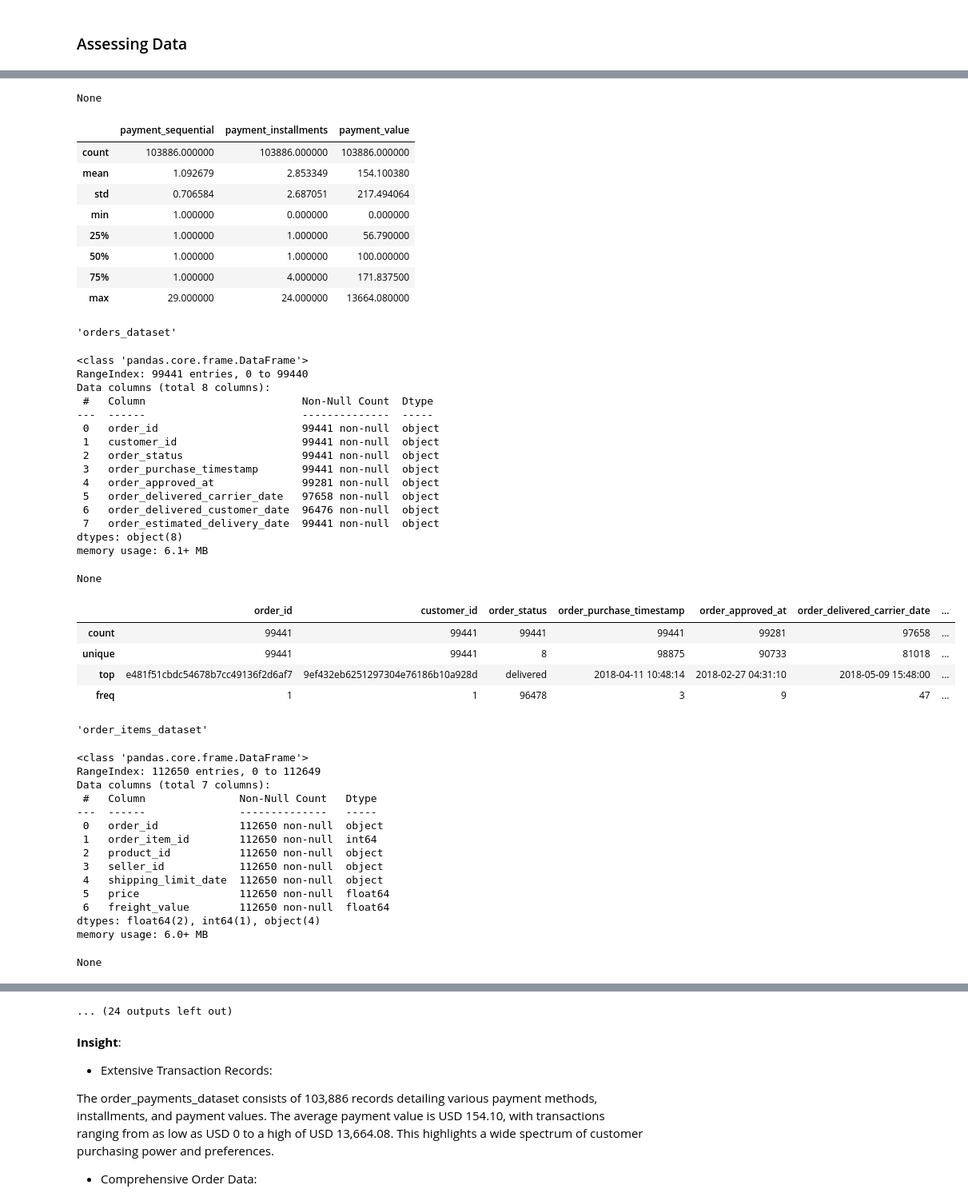
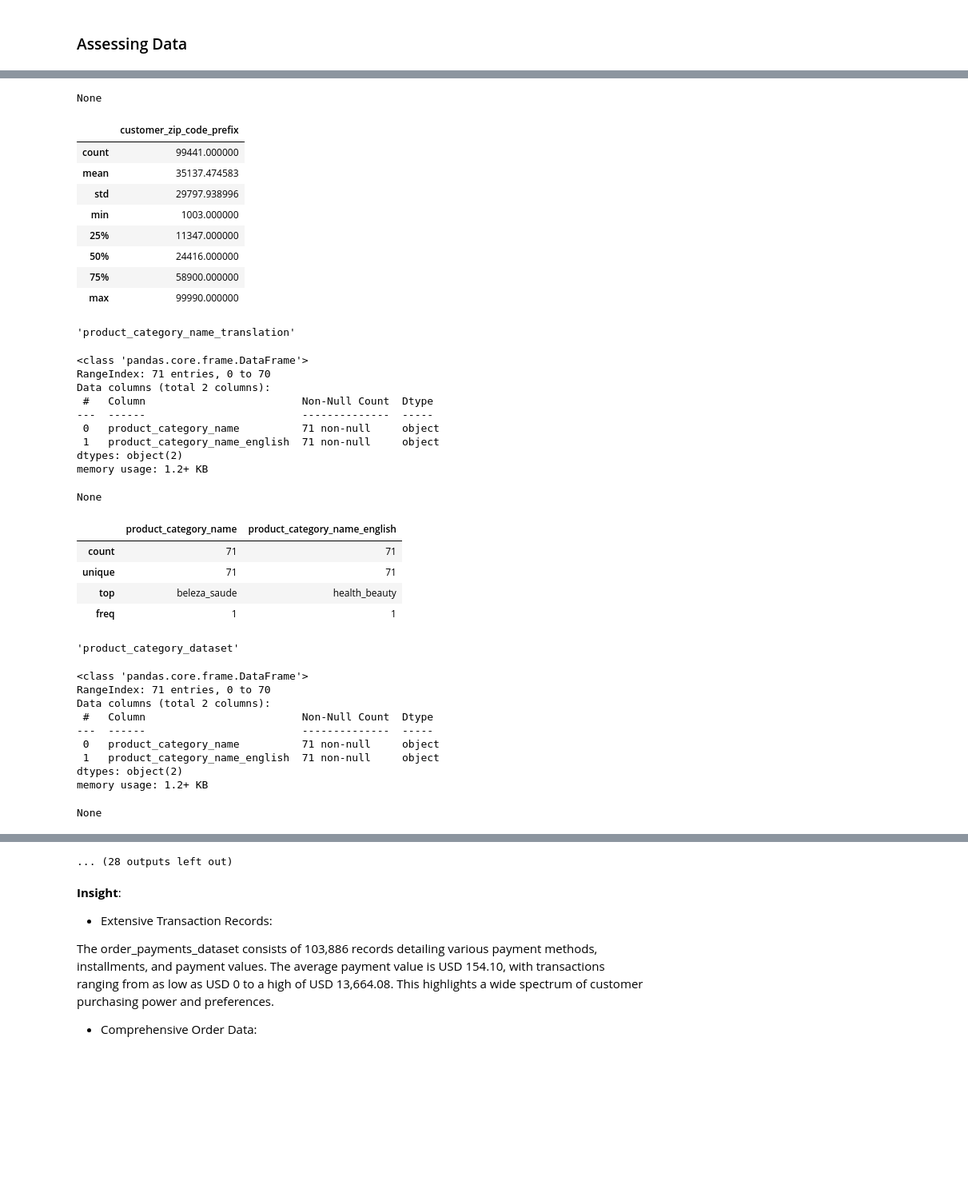
Before and after one commit to AdySU22/Submission_DicodingxBangkit_Data_Analytics, a Jupyter notebook: Proyek_Analisis_Data.ipynb, the cells around one changed output, grey strips where cells are left out. Shown at 80% size. Saved outputs shown, nothing was run; the diff lists cells and outputs as text; code cells hidden in the pictures; blank space fills up the shorter version.

```diff
--- a/Proyek_Analisis_Data.ipynb
+++ b/Proyek_Analisis_Data.ipynb
@@ -72,7 +72,7 @@ drive.mount('/content/drive')
 Mounted at /content/drive
 # %%
 dataframes: dict[str, pd.DataFrame] = {}
-for file_path in Path("/content/drive/MyDrive/Submission_DicodingxBangkit_Data_Analytics/Data").glob("*.csv"):
+for file_path in Path("/content/drive/MyDrive/data").glob("*.csv"):
     dataframes[file_path.with_suffix("").name] = pd.read_csv(file_path)
 
 for name, dataframe in dataframes.items():
@@ -127,7 +127,7 @@ for name, dataframe in dataframes.items():
 ### Assessing Data
 # %%
 dataframes: dict[str, pd.DataFrame] = {}
-for file_path in Path("/content/drive/MyDrive/Submission_DicodingxBangkit_Data_Analytics/Data").glob("*.csv"):
+for file_path in Path("/content/drive/MyDrive/data").glob("*.csv"):
     dataframes[file_path.with_suffix("").name] = pd.read_csv(file_path)
 
 for name, dataframe in dataframes.items():
@@ -152,48 +152,37 @@ memory usage: 4.0+ MB
 None
-|  | payment_sequential | payment_installments | payment_value |
-| count | 103886.000000 | 103886.000000 | 103886.000000 |
-| mean | 1.092679 | 2.853349 | 154.100380 |
-| std | 0.706584 | 2.687051 | 217.494064 |
-| min | 1.000000 | 0.000000 | 0.000000 |
-| 25% | 1.000000 | 1.000000 | 56.790000 |
-| 50% | 1.000000 | 1.000000 | 100.000000 |
-| 75% | 1.000000 | 4.000000 | 171.837500 |
-| max | 29.000000 | 24.000000 | 13664.080000 |
+|  | customer_zip_code_prefix |
+| count | 99441.000000 |
+| mean | 35137.474583 |
+| std | 29797.938996 |
+| min | 1003.000000 |
+| 25% | 11347.000000 |
+| 50% | 24416.000000 |
+| 75% | 58900.000000 |
+| max | 99990.000000 |
-'orders_dataset'
+'product_category_name_translation'
 <class 'pandas.core.frame.DataFrame'>
-RangeIndex: 99441 entries, 0 to 99440
-Data columns (total 8 columns):
+RangeIndex: 71 entries, 0 to 70
+Data columns (total 2 columns):
  #   Column                         Non-Null Count  Dtype
 ---  ------                         --------------  -----
- 0   order_id                       99441 non-null  object
- 1   customer_id                    99441 non-null  object
- 2   order_status                   99441 non-null  object
- 3   order_purchase_timestamp       99441 non-null  object
- 4   order_approved_at              99281 non-null  object
- 5   order_delivered_carrier_date   97658 non-null  object
- 6   order_delivered_customer_date  96476 non-null  object
- 7   order_estimated_delivery_date  99441 non-null  object
-dtypes: object(8)
-memory usage: 6.1+ MB
+ 0   product_category_name          71 non-null     object
+ 1   product_category_name_english  71 non-null     object
+dtypes: object(2)
+memory usage: 1.2+ KB
 None
-|  | order_id | customer_id | order_status | order_purchase_timestamp | order_approved_at | order_delivered_carrier_date | ... |
-| count | 99441 | 99441 | 99441 | 99441 | 99281 | 97658 | ... |
-| unique | 99441 | 99441 | 8 | 98875 | 90733 | 81018 | ... |
-| top | e481f51cbdc54678b7cc49136f2d6af7 | 9ef432eb6251297304e76186b10a928d | delivered | 2018-04-11 10:48:14 | 2018-02-27 04:31:10 | 2018-05-09 15:48:00 | ... |
-| freq | 1 | 1 | 96478 | 3 | 9 | 47 | ... |
+|  | product_category_name | product_category_name_english |
+| count | 71 | 71 |
+| unique | 71 | 71 |
+| top | beleza_saude | health_beauty |
+| freq | 1 | 1 |
-'order_items_dataset'
+'product_category_dataset'
 <class 'pandas.core.frame.DataFrame'>
-RangeIndex: 112650 entries, 0 to 112649
-Data columns (total 7 columns):
- #   Column               Non-Null Count   Dtype
----  ------               --------------   -----
- 0   order_id             112650 non-null  object
- 1   order_item_id        112650 non-null  int64
- 2   product_id           112650 non-null  object
- 3   seller_id            112650 non-null  object
- 4   shipping_limit_date  112650 non-null  object
- 5   price                112650 non-null  float64
- 6   freight_value        112650 non-null  float64
-dtypes: float64(2), int64(1), object(4)
-memory usage: 6.0+ MB
+RangeIndex: 71 entries, 0 to 70
+Data columns (total 2 columns):
+ #   Column                         Non-Null Count  Dtype
+---  ------                         --------------  -----
+ 0   product_category_name          71 non-null     object
+ 1   product_category_name_english  71 non-null     object
+dtypes: object(2)
+memory usage: 1.2+ KB
 None
@@ -209,4 +194,4 @@ None
-... (24 outputs left out)
+... (28 outputs left out)
 # %% [markdown]
 **Insight**:
 
```
Also changed, not shown: parts of 12 cells of this notebook, 1 other file.
